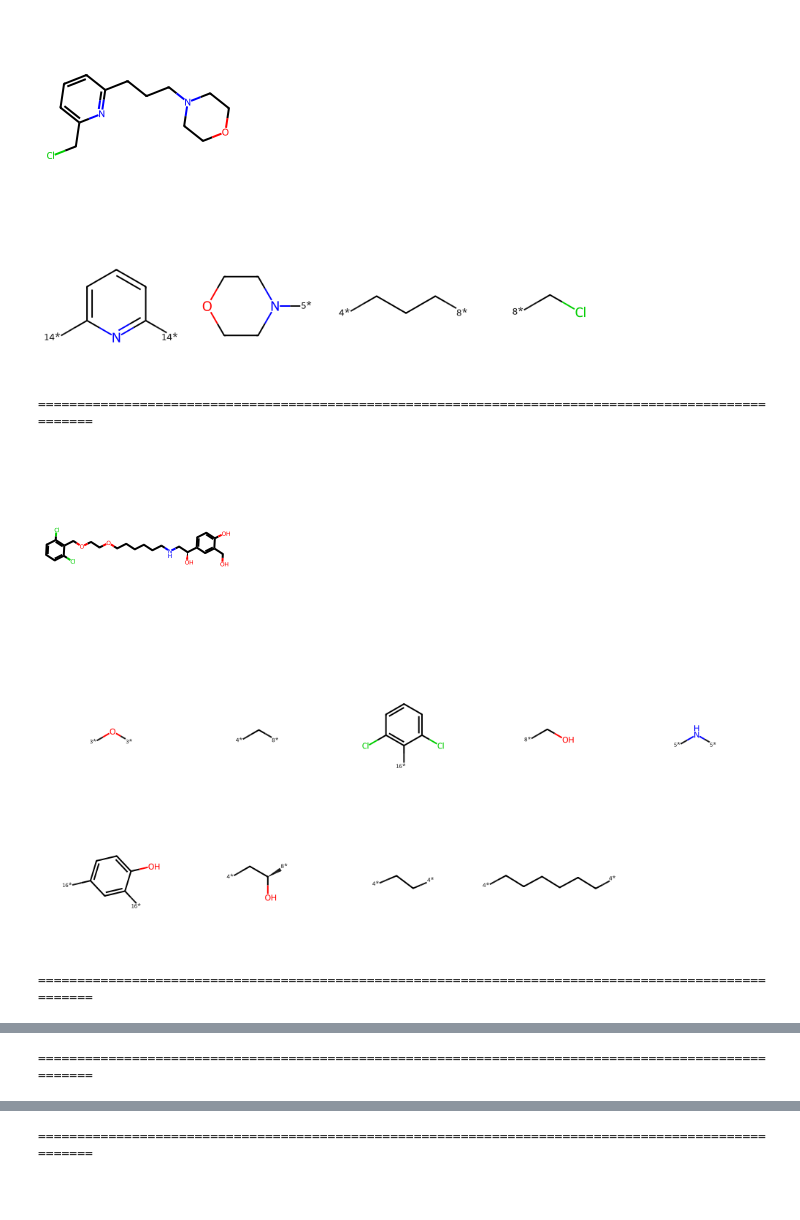
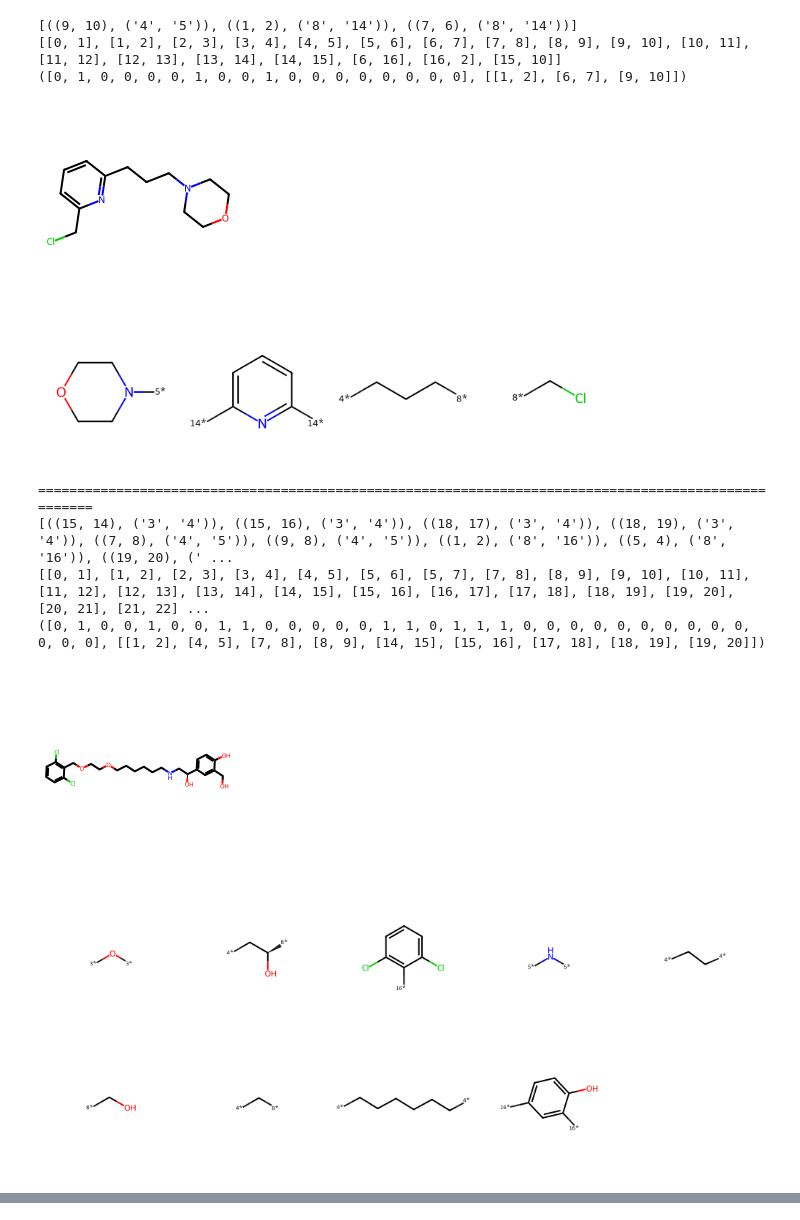
Before and after one commit to ms2892/retrosynthesis, a Jupyter notebook: split_molecule.ipynb, the cells around one changed output, grey strips where cells are left out. Drawn from its saved outputs; the diff is of its cells as text; code cells hidden in the pictures; blank space fills up the shorter version.

```diff
--- a/split_molecule.ipynb
+++ b/split_molecule.ipynb
@@ -37,18 +40,28 @@ split_mols = convert_splits_to_mol_batch(results)
 # %%
 for i in range(len(molecules)):
     smile = smiles[i]
     molecule = molecules[i]
+    bonds = get_all_bonds_idxs(molecule)
+    BRICSbonds = get_BRICS_bonds(molecule)
+    print(BRICSbonds)
+    print(bonds)
+    print(find_overlap_with_BRICS(molecule,bonds))
     split = results[i]
     t=Draw.MolsToGridImage([molecule], molsPerRow=1)
     display(t)
     split_mol = split_mols[i]
     t = Draw.MolsToGridImage(split_mol,molsPerRow=5)
     display(t)
     print('='*100)
 # %% [output]
+[((9, 10), ('4', '5')), ((1, 2), ('8', '14')), ((7, 6), ('8', '14'))]
+[[0, 1], [1, 2], [2, 3], [3, 4], [4, 5], [5, 6], [6, 7], [7, 8], [8, 9], [9, 10], [10, 11], [11, 12], [12, 13], [13, 14], [14, 15], [6, 16], [16, 2], [15, 10]]
+([0, 1, 0, 0, 0, 0, 1, 0, 0, 1, 0, 0, 0, 0, 0, 0, 0, 0], [[1, 2], [6, 7], [9, 10]])
 [figure]
-[figure, old version]
+[figure, new version]
-====================================================================================================
+====================================================================================================
+[((15, 14), ('3', '4')), ((15, 16), ('3', '4')), ((18, 17), ('3', '4')), ((18, 19), ('3', '4')), ((7, 8), ('4', '5')), ((9, 8), ('4', '5')), ((1, 2), ('8', '16')), ((5, 4), ('8', '16')), ((19, 20), (' ...
+[[0, 1], [1, 2], [2, 3], [3, 4], [4, 5], [5, 6], [5, 7], [7, 8], [8, 9], [9, 10], [10, 11], [11, 12], [12, 13], [13, 14], [14, 15], [15, 16], [16, 17], [17, 18], [18, 19], [19, 20], [20, 21], [21, 22] ...
+([0, 1, 0, 0, 1, 0, 0, 1, 1, 0, 0, 0, 0, 0, 1, 1, 0, 1, 1, 1, 0, 0, 0, 0, 0, 0, 0, 0, 0, 0, 0, 0, 0], [[1, 2], [4, 5], [7, 8], [8, 9], [14, 15], [15, 16], [17, 18], [18, 19], [19, 20]])
 [figure]
-[figure, old version]
+[figure, new version]
-====================================================================================================
@@ -57 +73,0 @@ for i in range(len(molecules)):
-====================================================================================================
@@ -60 +79,0 @@ for i in range(len(molecules)):
-====================================================================================================
```
Also changed, not shown: parts of 3 cells of this notebook, 7 other files.
